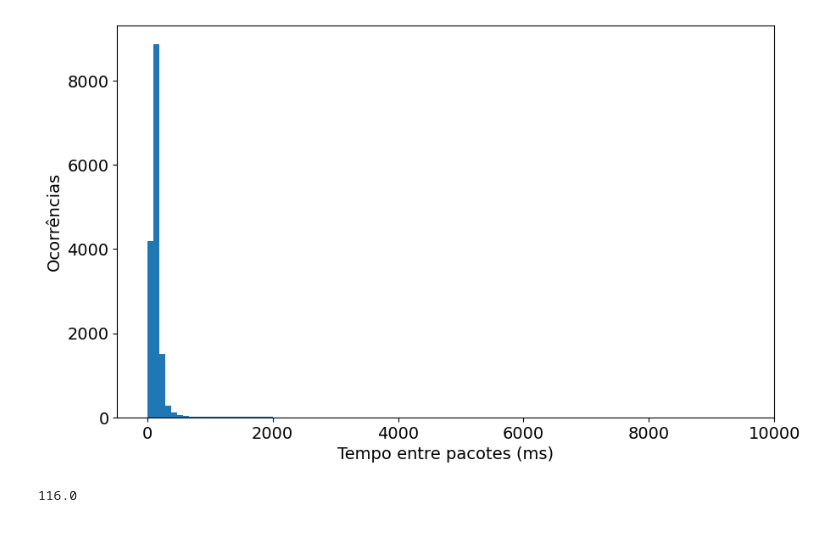
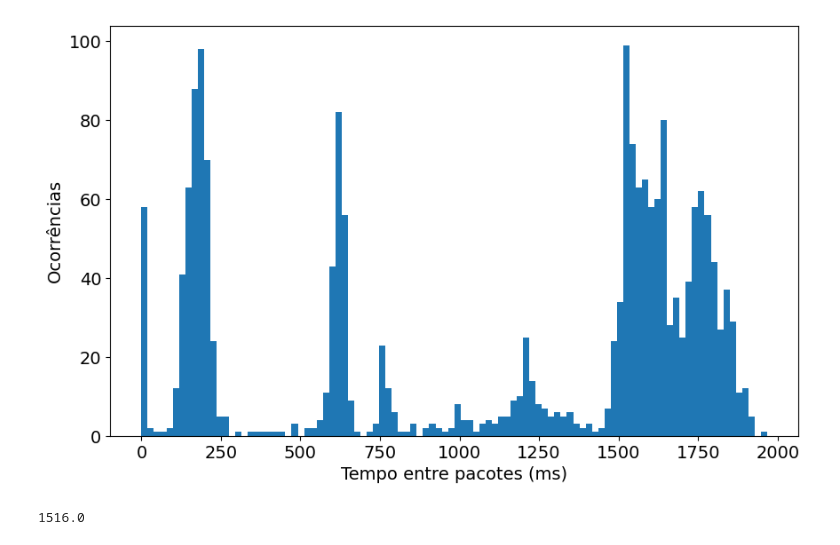
Before and after one commit to Tesla-UFMG/Data-Analysis, a Jupyter notebook: odonto_081225.ipynb, the cells around one changed output. Cells and saved outputs as stored; diff of their text form; code cells hidden in the pictures.

```diff
--- a/odonto_081225.ipynb
+++ b/odonto_081225.ipynb
@@ -58,23 +58,23 @@ accumulador_params.head(5)
 # %%
 time_intervals = []
 
-for i in range(1, stack_4_voltage.shape[0]):
-    diff = stack_4_voltage.loc[i, 'date'] - stack_4_voltage.loc[i - 1, 'date']
+for i in range(1, accumulador_params.shape[0]):
+    diff = accumulador_params.loc[i, 'date'] - accumulador_params.loc[i - 1, 'date']
 
-    if diff > 10000: continue
+    if diff > 2000: continue
 
     time_intervals.append(diff)
 
 plt.hist(time_intervals, bins=100)
 plt.xlabel("Tempo entre pacotes (ms)")
 plt.ylabel("Ocorrências")
 # plt.yscale('log')
 plt.show()
 
 print(np.median(time_intervals))
 # %% [output]
-[figure, old version]
+[figure, new version]
-116.0
+1516.0
 # %%
 def convert_rpm_to_velocity(rpm):
     return rpm / TRANSMISSION_RATIO * WHEEL_RADIUS * 2 * PI / 60 * MS_TO_KPH
```
Also changed, not shown: parts of 6 cells of this notebook, 31 other files.
